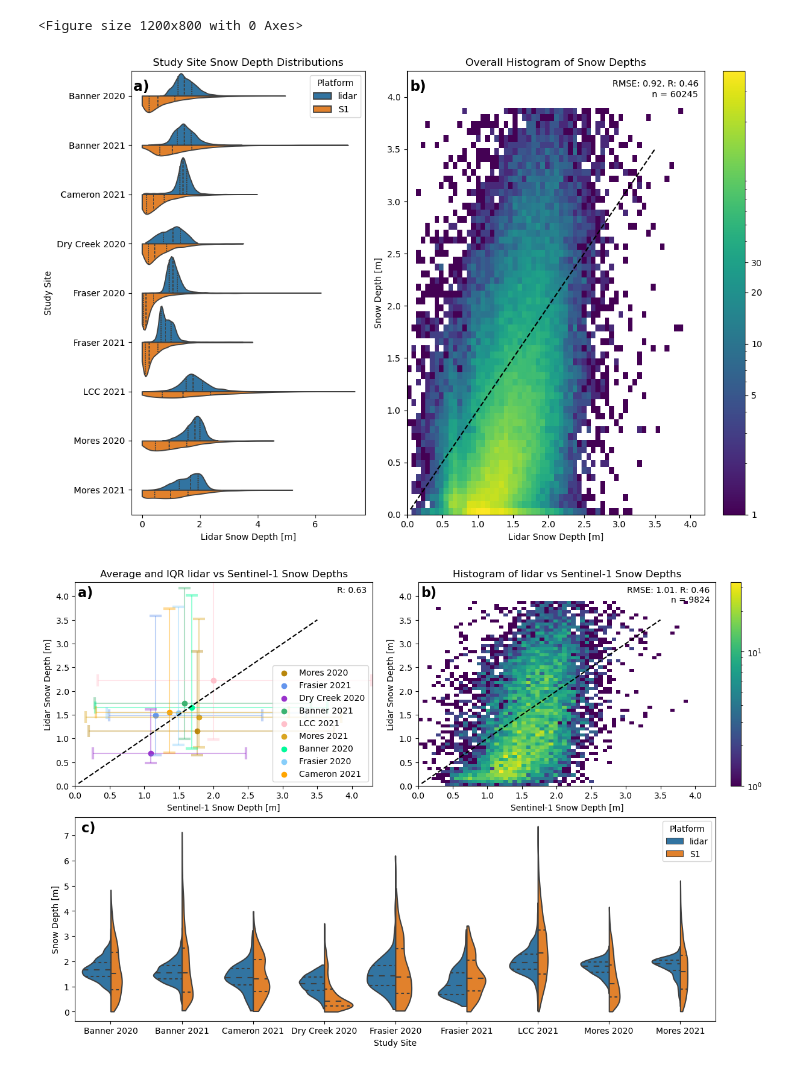
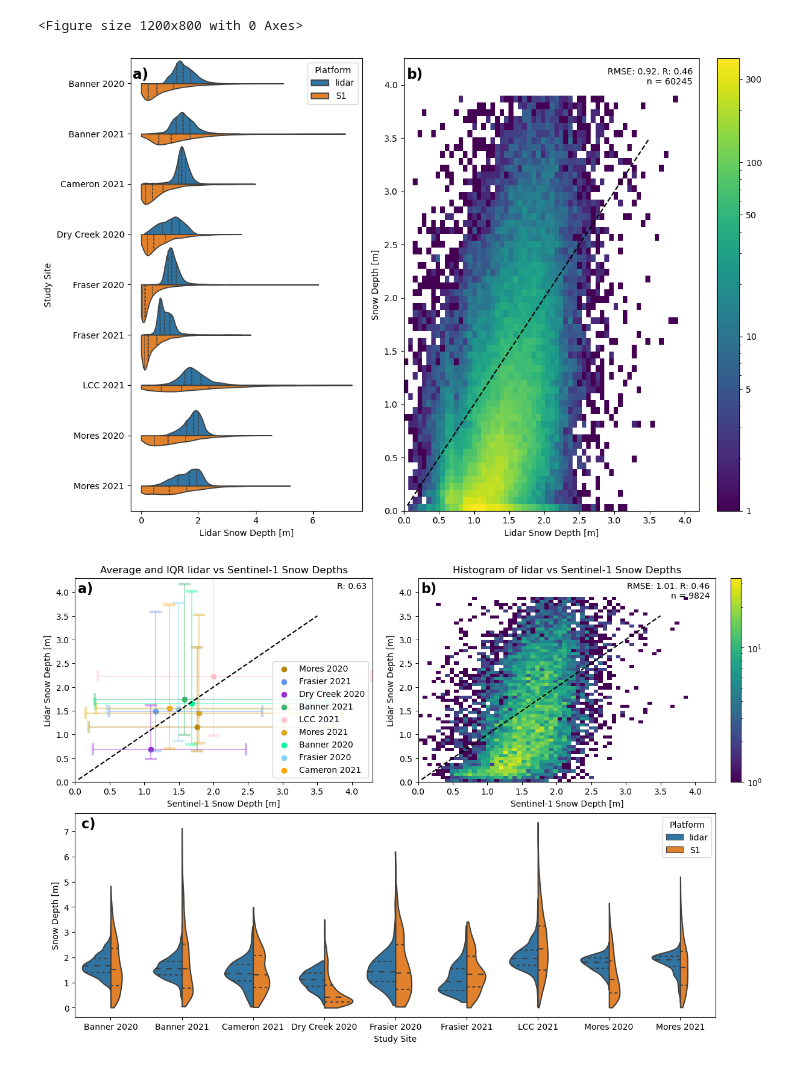
Before and after one commit to ZachHoppinen/spicy-analysis, a Jupyter notebook: src/compare/overall/overall_performance.ipynb, the cells around one changed output. Drawn from its saved outputs; the diff is of its cells as text; code cells hidden in the pictures.

```diff
--- a/src/compare/overall/overall_performance.ipynb
+++ b/src/compare/overall/overall_performance.ipynb
@@ -125,39 +125,41 @@ axes[0].text(0.98, 0.98, f'RMSE: {rmse:.2f}. R: {r:.2f}\nn = {n}', transform = a
 # cax = fig.add_axes([0.27, 0.8, 0.5, 0.05])
 
 cbar = plt.colorbar(h[3], orientation='vertical')
-cbar.set_ticks([1, 5, 10, 20, 30])
-cbar.set_ticklabels([1, 5, 10, 20, 30])
+cbar.set_ticks([1, 5, 10, 50, 100, 300])
+cbar.set_ticklabels([1, 5, 10,50, 100, 300])
 # cbar.ax.set_xticklabels(['1', '10'])  # horizontal colorbar
 
 r, b, mae, rmse = get_stats(mean_x, mean_y)
 # axes[0].text(0.98, 0.98, f'R: {r:.2f}', transform = axes[0].transAxes, ha = 'right', va = 'top')
 # axes[0].legend(loc = 'lower right')
 
 sns.violinplot(data = full.sort_values('Study Site').reset_index(), x = 'snow_depth', y = 'Study Site', hue = 'Platform', split=True, inner='quartile', cut=0, ax = f_ax2, width = 1.5)
 
 for ax, letter in zip(all_axes, ['b','a','c']):
     ax.text(0.01, 0.98,f'{letter})', transform=ax.transAxes, ha = 'left', va = 'top', weight='bold', size = 16)
 
 for ax in axes:
     ax.set_ylim(0, 4.25)
     ax.set_xlim(0, 4.2)
     ax.set_xlabel('Lidar Snow Depth [m]')
     ax.set_ylabel('Sentinel-1 Snow Depth [m]')
     ax.plot([0.05, 3.5], [0.05, 3.5], linestyle = 'dashed', color = 'black')
     ax.set_ylabel('Snow Depth [m]')
 #
 f_ax1.set_title('Overall Histogram of Snow Depths')
+f_ax1.set_title('')
 f_ax2.set_title('Study Site Snow Depth Distributions')
+f_ax2.set_title('')
 f_ax2.set_xlabel('Lidar Snow Depth [m]')
 
 plt.subplots_adjust(hspace = 0.2, wspace = 0.2)
 
 plt.tight_layout()
 
 plt.savefig('../../../figures/overall/overall_3panel.png')
 # %% [output]
 <Figure size 1200x800 with 0 Axes>
-[figure, old version]
+[figure, new version]
 # %%
 # loc_colors = {'Banner_2020-02-18': 'mediumspringgreen', 'Banner_2021-03-15': 'mediumseagreen', 'Cameron_2021-03-19': 'orange', \
 #     'Dry_Creek_2020-02-19': 'darkorchid', 'Frasier_2020-02-11': 'lightskyblue', 'Frasier_2021-03-19': 'cornflowerblue', \
```
Also changed, not shown: 2 other files.
